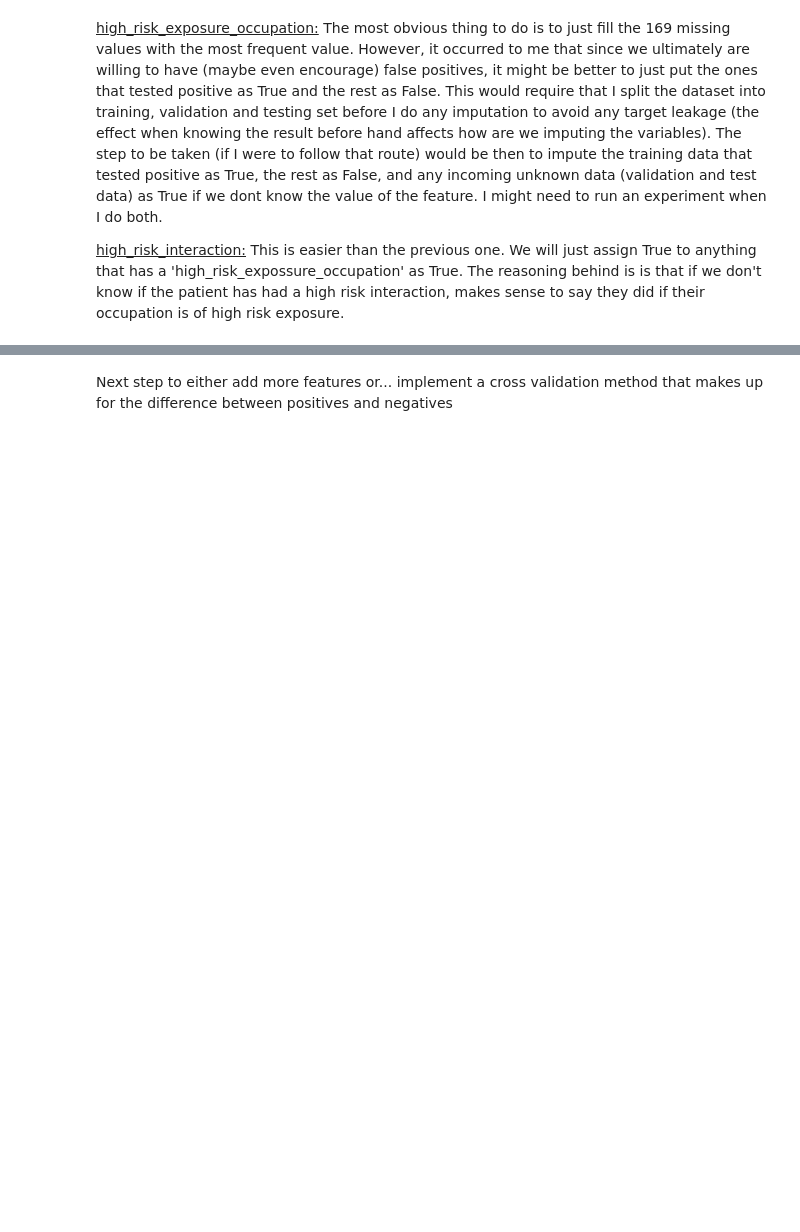
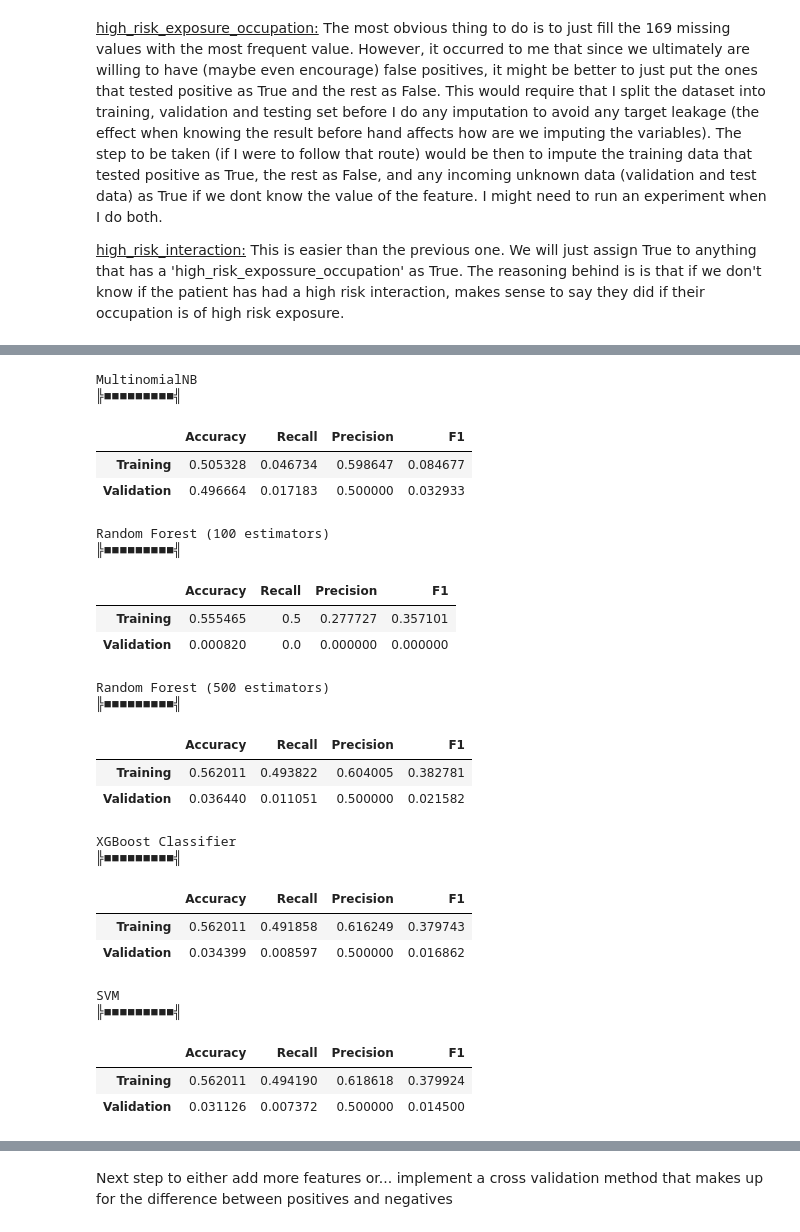
Before and after one commit to Sir-Slade/covid_prediction_project, a Jupyter notebook: PredictorExperiments.ipynb, the cells around one changed output, grey strips where cells are left out. Cells and saved outputs as stored; diff of their text form; code cells hidden in the pictures; blank space fills up the shorter version.

```diff
--- a/PredictorExperiments.ipynb
+++ b/PredictorExperiments.ipynb
@@ -173,6 +215,35 @@ SVM
 |  | Accuracy | Recall | Precision | F1 |
 | Training | 0.976361 | 0.0 | 0.0 | 0.0 |
 | Validation | 0.976362 | 0.0 | 0.0 | 0.0 |
+# %%
+reduced_comorb = reduce_training_set(comorb, y)
+run_models_cross_val(reduced_comorb, y[reduced_comorb.index], models)
+# %% [output]
+MultinomialNB
+╠■■■■■■■■■╣
+|  | Accuracy | Recall | Precision | F1 |
+| Training | 0.505328 | 0.046734 | 0.598647 | 0.084677 |
+| Validation | 0.496664 | 0.017183 | 0.500000 | 0.032933 |
+Random Forest (100 estimators)
+╠■■■■■■■■■╣
+|  | Accuracy | Recall | Precision | F1 |
+| Training | 0.555465 | 0.5 | 0.277727 | 0.357101 |
+| Validation | 0.000820 | 0.0 | 0.000000 | 0.000000 |
+Random Forest (500 estimators)
+╠■■■■■■■■■╣
+|  | Accuracy | Recall | Precision | F1 |
+| Training | 0.562011 | 0.493822 | 0.604005 | 0.382781 |
+| Validation | 0.036440 | 0.011051 | 0.500000 | 0.021582 |
+XGBoost Classifier
+╠■■■■■■■■■╣
+|  | Accuracy | Recall | Precision | F1 |
+| Training | 0.562011 | 0.491858 | 0.616249 | 0.379743 |
+| Validation | 0.034399 | 0.008597 | 0.500000 | 0.016862 |
+SVM
+╠■■■■■■■■■╣
+|  | Accuracy | Recall | Precision | F1 |
+| Training | 0.562011 | 0.494190 | 0.618618 | 0.379924 |
+| Validation | 0.031126 | 0.007372 | 0.500000 | 0.014500 |
 # %%
 comorb_ef = pd.concat([comorb, e_factors], axis=1)
 run_models_cross_val(comorb_ef, y, models, hr_imputation=True)
```
Also changed, not shown: parts of 15 cells of this notebook.
